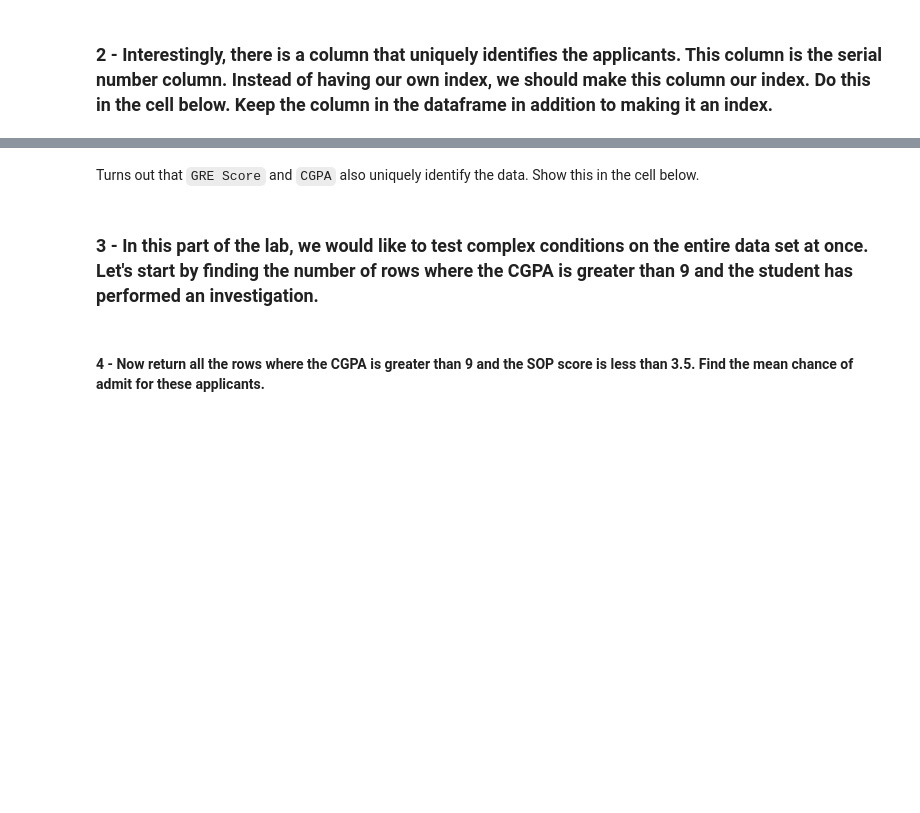
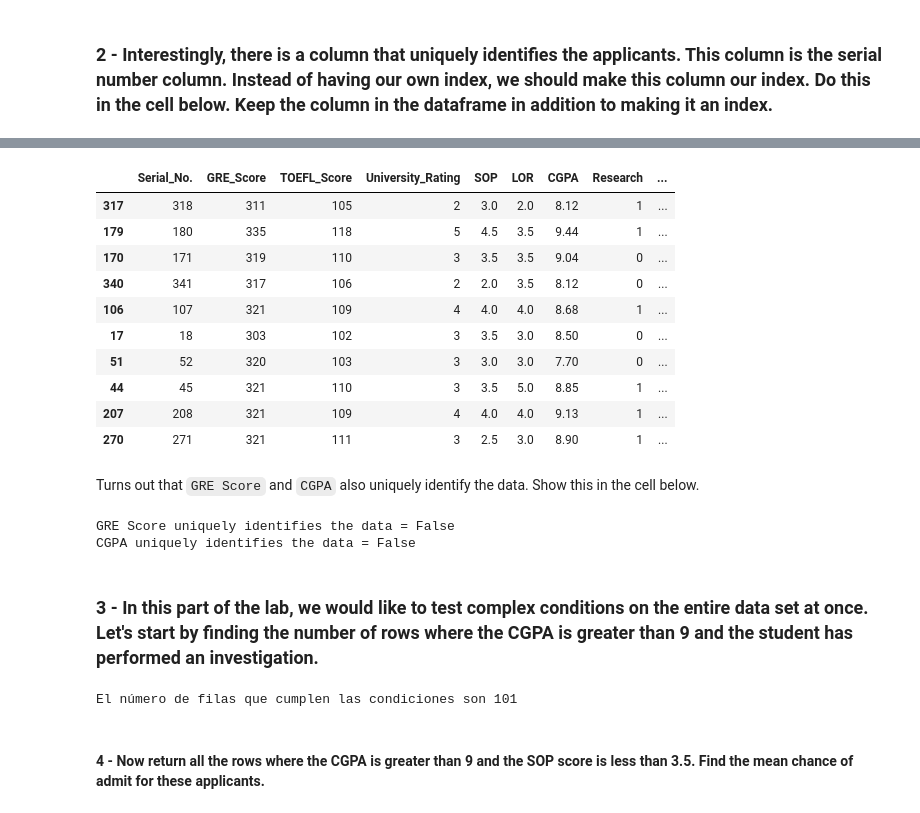
Before and after one commit to Ironhack-Data-Madrid-Octubre-2021/lab-pandas, a Jupyter notebook: your-code/pandas_1.ipynb, the cells around one changed output, grey strips where cells are left out. Saved outputs shown, nothing was run; the diff lists cells and outputs as text; code cells hidden in the pictures; blank space fills up the shorter version.

```diff
--- a/your-code/pandas_1.ipynb
+++ b/your-code/pandas_1.ipynb
@@ -87,6 +220,33 @@ Let's evaluate the dataset by looking at the `head` function.
+# %%
+admissions.columns = [c.replace(' ', '_') for c in admissions.columns]
+admissions.sample(10)
+# %% [output]
+|  | Serial_No. | GRE_Score | TOEFL_Score | University_Rating | SOP | LOR | CGPA | Research | ... |
+| 317 | 318 | 311 | 105 | 2 | 3.0 | 2.0 | 8.12 | 1 | ... |
+| 179 | 180 | 335 | 118 | 5 | 4.5 | 3.5 | 9.44 | 1 | ... |
+| 170 | 171 | 319 | 110 | 3 | 3.5 | 3.5 | 9.04 | 0 | ... |
+| 340 | 341 | 317 | 106 | 2 | 2.0 | 3.5 | 8.12 | 0 | ... |
+| 106 | 107 | 321 | 109 | 4 | 4.0 | 4.0 | 8.68 | 1 | ... |
+| 17 | 18 | 303 | 102 | 3 | 3.5 | 3.0 | 8.50 | 0 | ... |
+| 51 | 52 | 320 | 103 | 3 | 3.0 | 3.0 | 7.70 | 0 | ... |
+| 44 | 45 | 321 | 110 | 3 | 3.5 | 5.0 | 8.85 | 1 | ... |
+| 207 | 208 | 321 | 109 | 4 | 4.0 | 4.0 | 9.13 | 1 | ... |
+| 270 | 271 | 321 | 111 | 3 | 2.5 | 3.0 | 8.90 | 1 | ... |
 # %% [markdown]
 Turns out that `GRE Score` and `CGPA` also uniquely identify the data. Show this in the cell below.
+# %%
+gre = admissions.CGPA.unique().size == admissions.index.size
+cgpa = admissions.CGPA.unique().size == admissions.index.size
+print(f'GRE Score uniquely identifies the data = {gre}\nCGPA uniquely identifies the data = {cgpa}')
+# %% [output]
+GRE Score uniquely identifies the data = False
+CGPA uniquely identifies the data = False
 # %% [markdown]
 ### 3 - In this part of the lab, we would like to test complex conditions on the entire data set at once. Let's start by finding the number of rows where the CGPA is greater than 9 and the student has performed an investigation.
+# %%
+filtrado = admissions.loc[(admissions['CGPA'] > 9) & (admissions['Research'] > 0)]
+print(f'El número de filas que cumplen las condiciones son {filtrado.shape[0]}')
+# %% [output]
+El número de filas que cumplen las condiciones son 101
 # %% [markdown]
 #### 4 - Now return all the rows where the CGPA is greater than 9 and the SOP score is less than 3.5. Find the mean chance of admit for these applicants.
```
Also changed, not shown: parts of 19 cells of this notebook.
